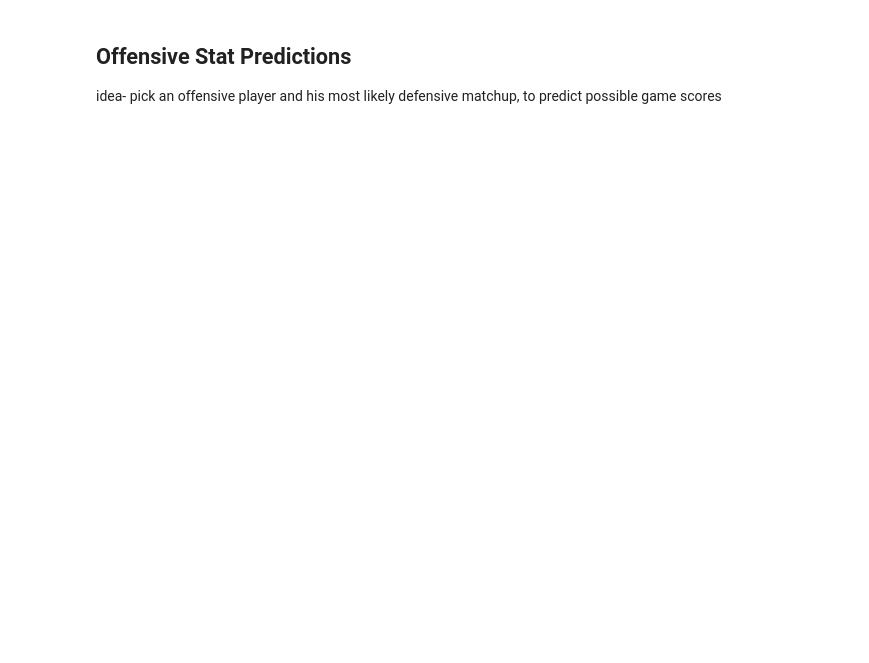
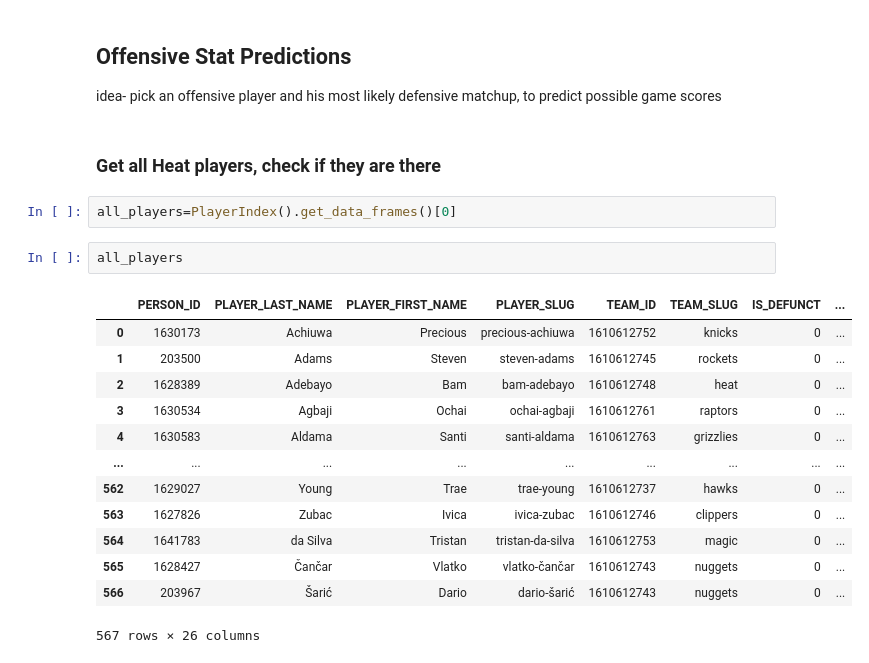
Before and after one commit to jochennn/player-prop-predictions, a Jupyter notebook: miami_heat_player_prop_predicting.ipynb, the cells around one changed output. Saved outputs shown, nothing was run; the diff lists cells and outputs as text; blank space fills up the shorter version.

```diff
--- a/miami_heat_player_prop_predicting.ipynb
+++ b/miami_heat_player_prop_predicting.ipynb
@@ -16,3 +22,23 @@ ModuleNotFoundError: No module named 'nba_api'
 # %% [markdown]
 ## Offensive Stat Predictions
 idea- pick an offensive player and his most likely defensive matchup, to predict possible game scores
+# %% [markdown]
+### Get all Heat players, check if they are there
+# %%
+all_players=PlayerIndex().get_data_frames()[0]
+# %%
+all_players
+# %% [output]
+|  | PERSON_ID | PLAYER_LAST_NAME | PLAYER_FIRST_NAME | PLAYER_SLUG | TEAM_ID | TEAM_SLUG | IS_DEFUNCT | ... |
+| 0 | 1630173 | Achiuwa | Precious | precious-achiuwa | 1610612752 | knicks | 0 | ... |
+| 1 | 203500 | Adams | Steven | steven-adams | 1610612745 | rockets | 0 | ... |
+| 2 | 1628389 | Adebayo | Bam | bam-adebayo | 1610612748 | heat | 0 | ... |
+| 3 | 1630534 | Agbaji | Ochai | ochai-agbaji | 1610612761 | raptors | 0 | ... |
+| 4 | 1630583 | Aldama | Santi | santi-aldama | 1610612763 | grizzlies | 0 | ... |
+| ... | ... | ... | ... | ... | ... | ... | ... | ... |
+| 562 | 1629027 | Young | Trae | trae-young | 1610612737 | hawks | 0 | ... |
+| 563 | 1627826 | Zubac | Ivica | ivica-zubac | 1610612746 | clippers | 0 | ... |
+| 564 | 1641783 | da Silva | Tristan | tristan-da-silva | 1610612753 | magic | 0 | ... |
+| 565 | 1628427 | Čančar | Vlatko | vlatko-čančar | 1610612743 | nuggets | 0 | ... |
+| 566 | 203967 | Šarić | Dario | dario-šarić | 1610612743 | nuggets | 0 | ... |
+567 rows × 26 columns
```
Also changed, not shown: parts of 10 cells of this notebook.
